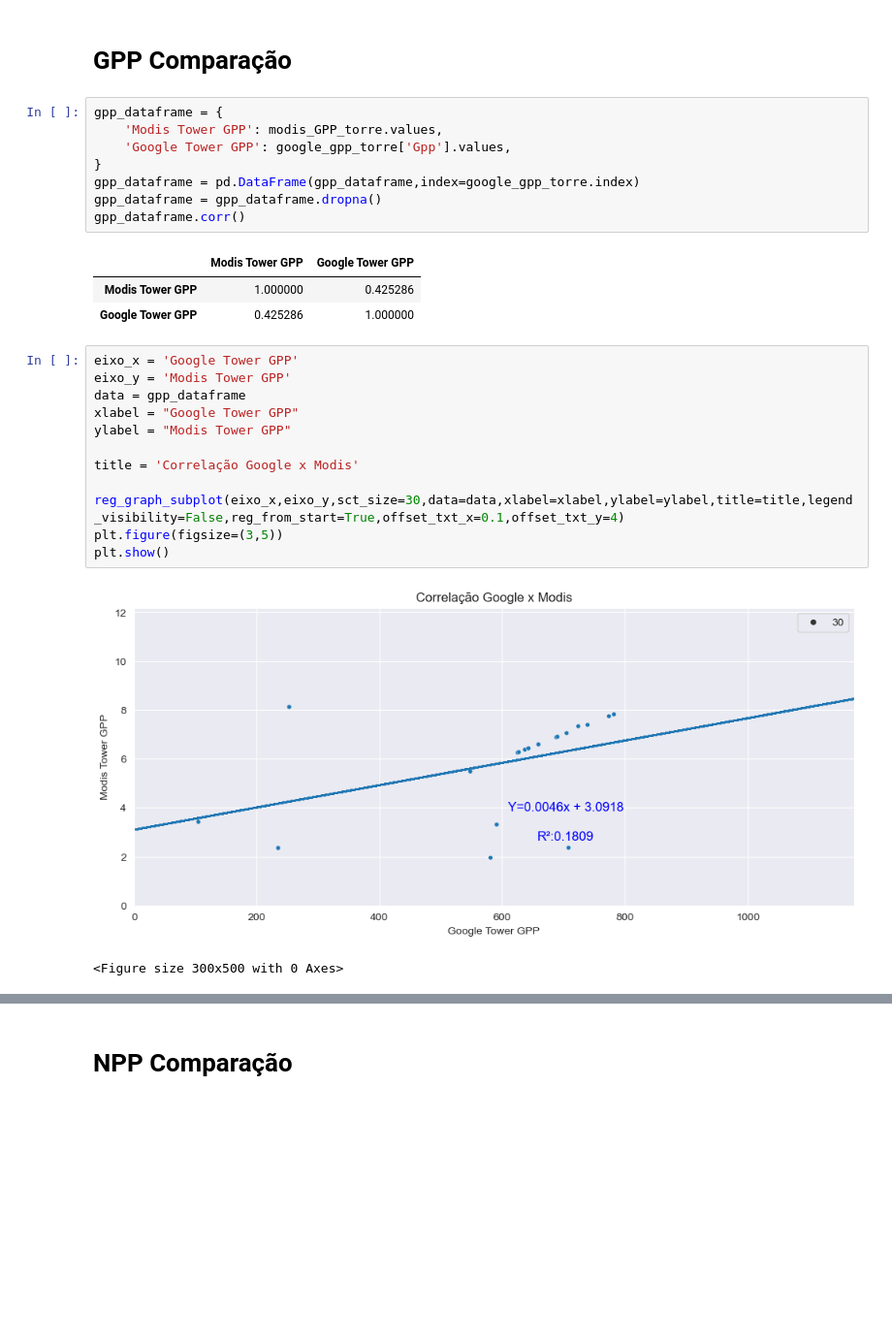
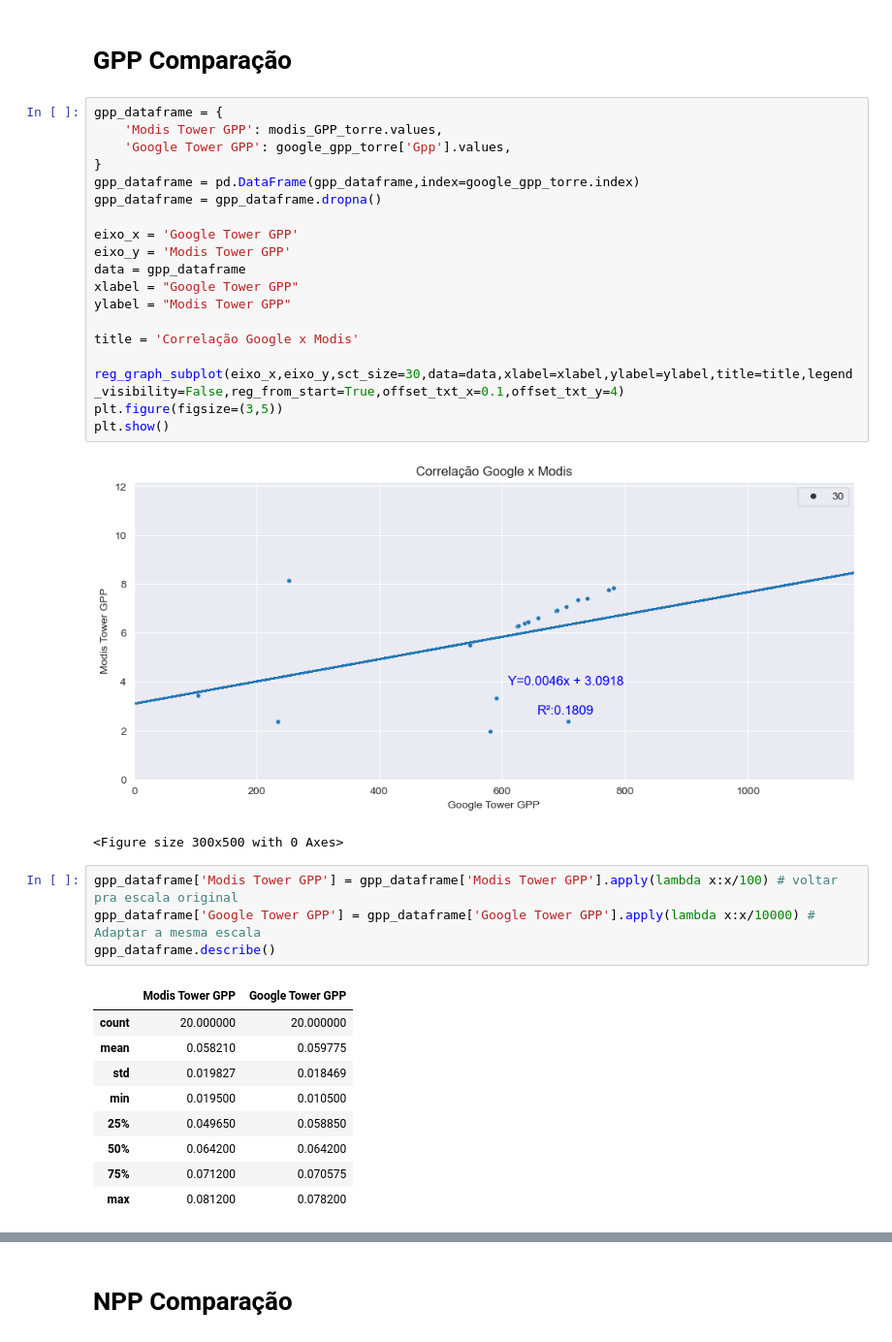
Before and after one commit to albert-santos/remote-sensing, a Jupyter notebook: Jean/Santarem/ComparacaoGoogle.ipynb, the cells around one changed output, grey strips where cells are left out. Shown: that part at 97% size. Cells and saved outputs as stored; diff of their text form; blank space fills up the shorter version.

```diff
--- a/Jean/Santarem/ComparacaoGoogle.ipynb
+++ b/Jean/Santarem/ComparacaoGoogle.ipynb
@@ -113,23 +113,32 @@ gpp_dataframe = {
 }
 gpp_dataframe = pd.DataFrame(gpp_dataframe,index=google_gpp_torre.index)
 gpp_dataframe = gpp_dataframe.dropna()
-gpp_dataframe.corr()
+
+eixo_x = 'Google Tower GPP'
+eixo_y = 'Modis Tower GPP'
+data = gpp_dataframe
+xlabel = "Google Tower GPP"
+ylabel = "Modis Tower GPP"
+
+title = 'Correlação Google x Modis'
+
+reg_graph_subplot(eixo_x,eixo_y,sct_size=30,data=data,xlabel=xlabel,ylabel=ylabel,title=title,legend_visibility=False,reg_from_start=True,offset_txt_x=0.1,offset_txt_y=4)
+plt.figure(figsize=(3,5))
+plt.show()
 # %% [output]
-|  | Modis Tower GPP | Google Tower GPP |
-| Modis Tower GPP | 1.000000 | 0.425286 |
-| Google Tower GPP | 0.425286 | 1.000000 |
+[figure, added]
+<Figure size 300x500 with 0 Axes>
 # %%
-eixo_x = 'Google Tower GPP'
-eixo_y = 'Modis Tower GPP'
-data = gpp_dataframe
-xlabel = "Google Tower GPP"
-ylabel = "Modis Tower GPP"
-
-title = 'Correlação Google x Modis'
-
-reg_graph_subplot(eixo_x,eixo_y,sct_size=30,data=data,xlabel=xlabel,ylabel=ylabel,title=title,legend_visibility=False,reg_from_start=True,offset_txt_x=0.1,offset_txt_y=4)
-plt.figure(figsize=(3,5))
-plt.show()
+gpp_dataframe['Modis Tower GPP'] = gpp_dataframe['Modis Tower GPP'].apply(lambda x:x/100) # voltar pra escala original
+gpp_dataframe['Google Tower GPP'] = gpp_dataframe['Google Tower GPP'].apply(lambda x:x/10000) # Adaptar a mesma escala
+gpp_dataframe.describe()
 # %% [output]
-[figure, removed]
-<Figure size 300x500 with 0 Axes>
+|  | Modis Tower GPP | Google Tower GPP |
+| count | 20.000000 | 20.000000 |
+| mean | 0.058210 | 0.059775 |
+| std | 0.019827 | 0.018469 |
+| min | 0.019500 | 0.010500 |
+| 25% | 0.049650 | 0.058850 |
+| 50% | 0.064200 | 0.064200 |
+| 75% | 0.071200 | 0.070575 |
+| max | 0.081200 | 0.078200 |
```
Also changed, not shown: parts of 10 cells of this notebook.
